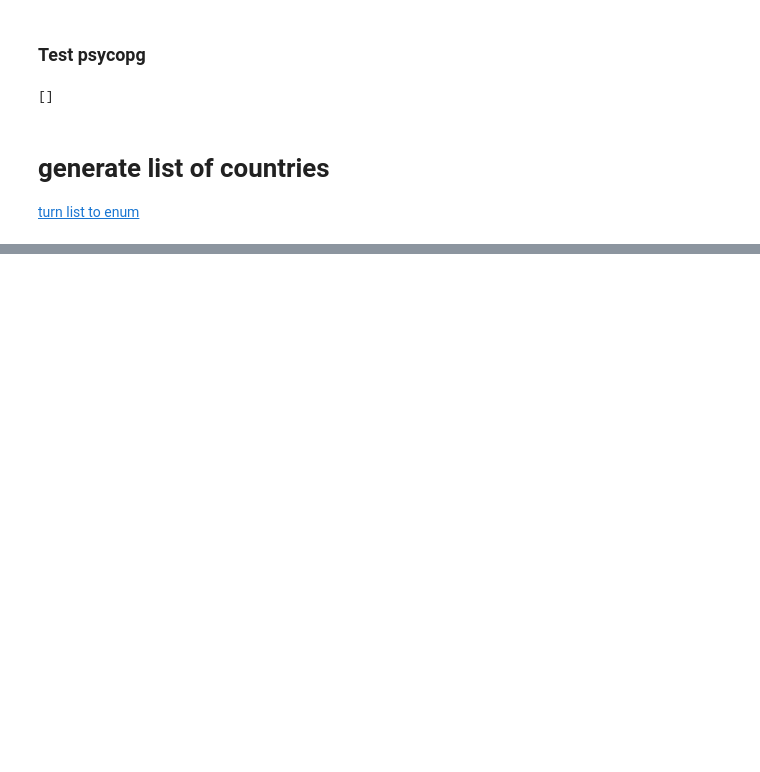
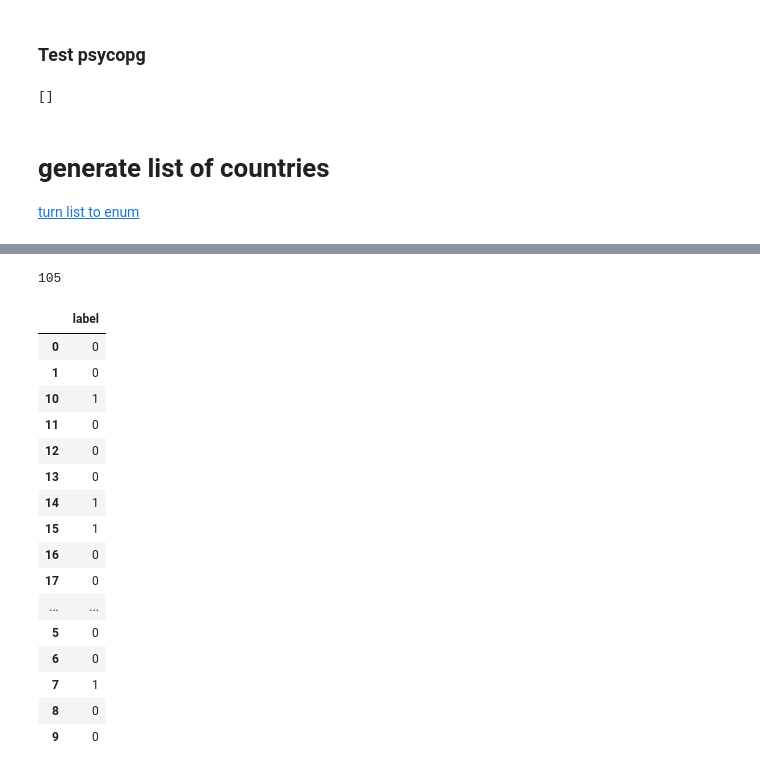
Before and after one commit to quantumai-asean/ai-assess-project, a Jupyter notebook: notebooks/test.ipynb, the cells around one changed output, grey strips where cells are left out. Saved outputs shown, nothing was run; the diff lists cells and outputs as text; code cells hidden in the pictures; blank space fills up the shorter version.

```diff
--- a/notebooks/test.ipynb
+++ b/notebooks/test.ipynb
@@ -58,0 +197,28 @@ print(generate_enum('EnumCountry',dict(CountryList)))
+# %%
+X.columns.size
+# %% [output]
+105
+# %%
+y_true_ = json.loads(response.content)["label"]
+#y_true
+y_true ={'label':y_true_}
+y_true = pd.DataFrame(y_true)
+y_true
+# %% [output]
+|  | label |
+| 0 | 0 |
+| 1 | 0 |
+| 10 | 1 |
+| 11 | 0 |
+| 12 | 0 |
+| 13 | 0 |
+| 14 | 1 |
+| 15 | 1 |
+| 16 | 0 |
+| 17 | 0 |
+| ... | ... |
+| 5 | 0 |
+| 6 | 0 |
+| 7 | 1 |
+| 8 | 0 |
+| 9 | 0 |
```
Also changed, not shown: parts of 33 cells of this notebook, 9 other files.
